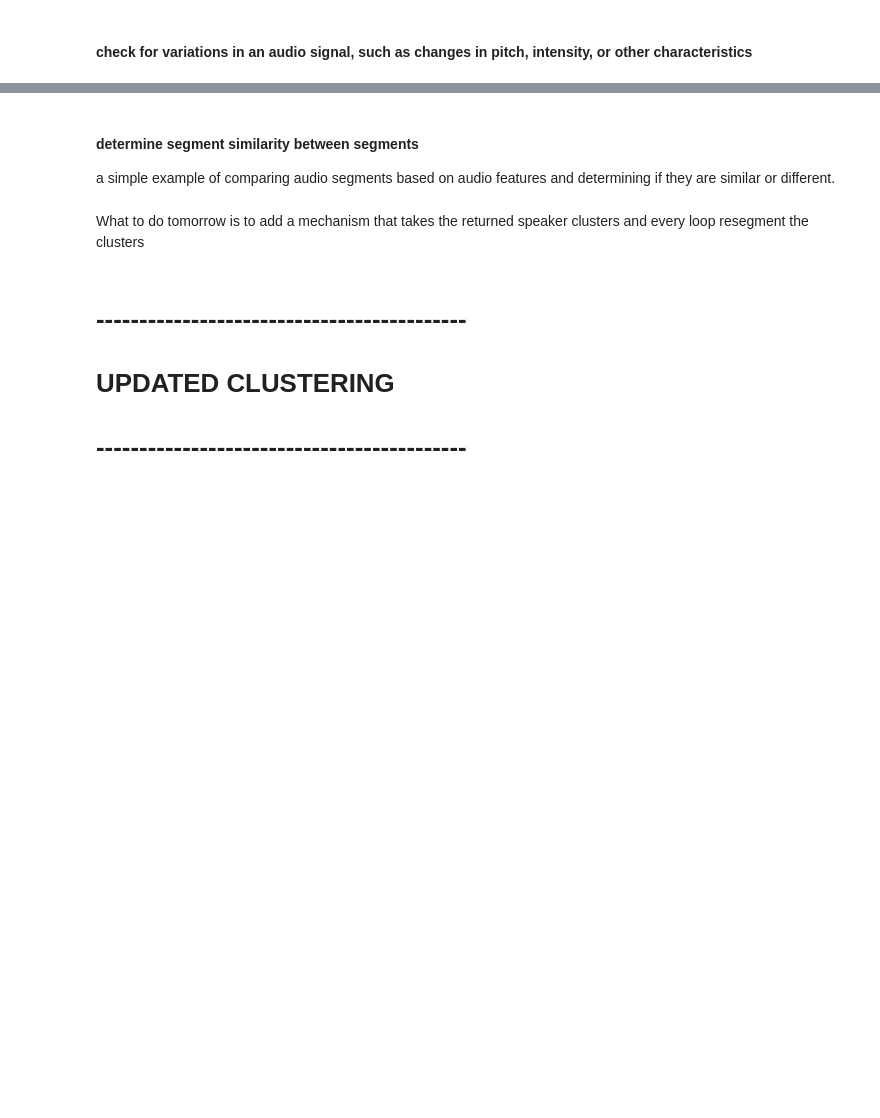
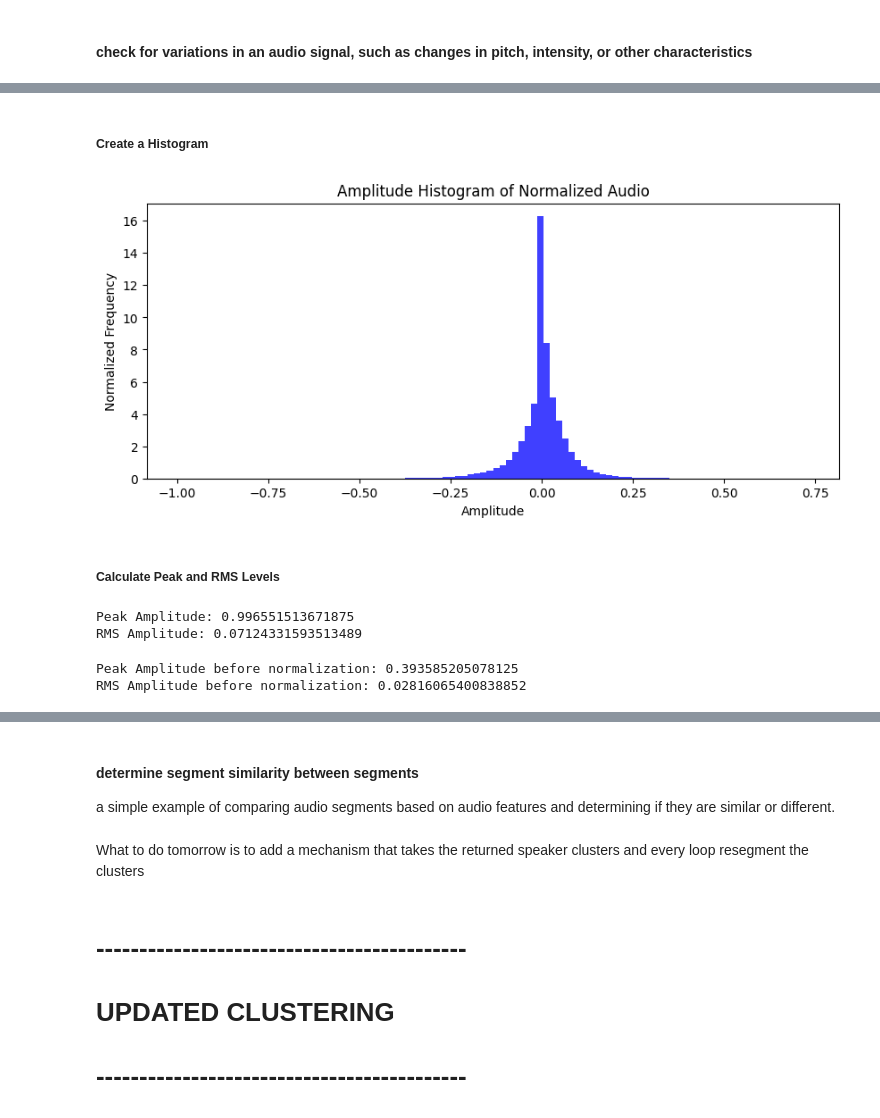
Before and after one commit to spartanGhost17/speaker_diarization, a Jupyter notebook: misc-analysis.ipynb, the cells around one changed output, grey strips where cells are left out. Drawn from its saved outputs; the diff is of its cells as text; code cells hidden in the pictures; blank space fills up the shorter version.

```diff
--- a/misc-analysis.ipynb
+++ b/misc-analysis.ipynb
@@ -1374,0 +1415,11 @@ for idx, row in at.iterrows():
+# %% [markdown]
+##### Create a Histogram
+# %%
+plt.figure(figsize=(10, 4))
+plt.hist(audio, bins=100, density=True, alpha=0.75, color='b')
+plt.title("Amplitude Histogram of Normalized Audio")
+plt.xlabel("Amplitude")
+plt.ylabel("Normalized Frequency")
+plt.show()
+# %% [output]
+[figure, added]
@@ -1375,3 +1433,21 @@ for idx, row in at.iterrows():
+# %% [markdown]
+##### Calculate Peak and RMS Levels
+# %%
+max_amplitude = np.max(np.abs(audio))
+rms_amplitude = np.sqrt(np.mean(audio**2))
+print(f"Peak Amplitude: {max_amplitude}")
+print(f"RMS Amplitude: {rms_amplitude}")
+# %% [output]
+Peak Amplitude: 0.996551513671875
+RMS Amplitude: 0.07124331593513489
+# %%
+max_amplitude = np.max(np.abs(audio))
+rms_amplitude = np.sqrt(np.mean(audio**2))
+print(f"Peak Amplitude before normalization: {max_amplitude}")
+print(f"RMS Amplitude before normalization: {rms_amplitude}")
+# %% [output]
+Peak Amplitude before normalization: 0.393585205078125
+RMS Amplitude before normalization: 0.02816065400838852
 # %%
 import librosa
 import librosa.display
```
Also changed, not shown: parts of 14 cells of this notebook, 9 other files.
